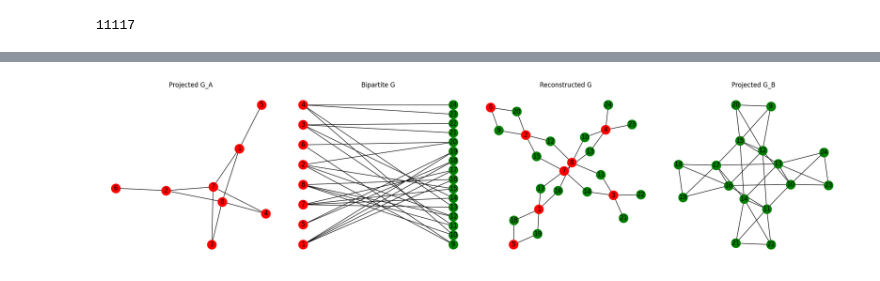
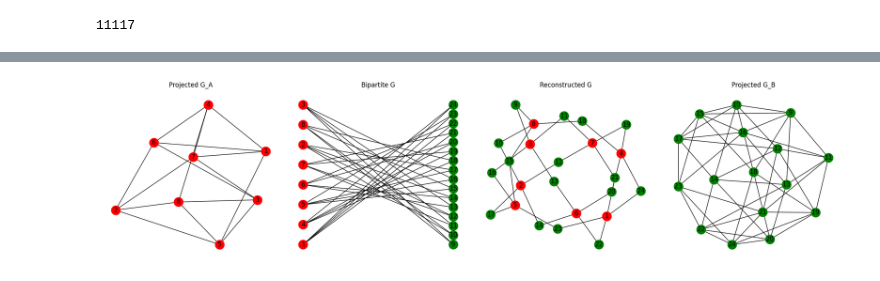
Before and after one commit to PITT-HATLAB/corral_crowding, a Jupyter notebook: src/notebooks/dev.ipynb, the cells around one changed output, grey strips where cells are left out. Cells and saved outputs as stored; diff of their text form; code cells hidden in the pictures.

Commit message:
wip: enforce G_B connected

```diff
--- a/src/notebooks/dev.ipynb
+++ b/src/notebooks/dev.ipynb
@@ -297,0 +302,36 @@ if G_valid:
+# %%
+def topology_metric(G):
+    if not nx.is_connected(G):
+        raise ValueError("Graph must be connected to compute topology metrics.")
+
+    # Average shortest path length
+    avg_distance = nx.average_shortest_path_length(G)
+
+    # Average connectivity: Mean of average degree connectivity values
+    avg_connectivity = sum(nx.average_degree_connectivity(G).values()) / len(G.nodes())
+
+    # Graph diameter: Max shortest path between any two nodes
+    diameter = nx.diameter(G)
+
+    return avg_distance, avg_connectivity, diameter
+
+
+min_dist = float("inf")
+for index in solution_indices:  # planar_indices:
+    G_A_projected = two_colorable[index]  # Take one of the two-colorable graphs
+    G_rebuilt, G_A, G_B = construct_bipartite_graph(
+        G_A_projected, num_B, max_degree_A=max_degree_A, max_degree_B=max_degree_B
+    )
+
+    avg_dist, avg_conn, diam = topology_metric(G_B)
+    # print(
+    #     f"Index {index}: Avg Distance = {avg_dist:.2f}, Avg Connectivity = {avg_conn:.2f}, Diameter = {diam}"
+    # )
+    if avg_dist < min_dist:
+        min_dist = avg_dist
+        best_index = index
+        print(
+            f"Index {index}: Avg Distance = {avg_dist:.2f}, Avg Connectivity = {avg_conn:.2f}, Diameter = {diam}"
+        )
+
+print(f"Best index: {best_index}, Min Distance: {min_dist:.2f}")
@@ -298,11 +358,11 @@ if G_valid:
 # %%
-index = solution_indices[68]  # Choose a two-colorable topology
+index = best_index  # Choose a two-colorable topology
 G_A_projected = two_colorable[index]  # Take one of the two-colorable graphs
 
-G_valid, A_nodes, B_nodes = construct_bipartite_graph(
+G_rebuilt, G_A, G_B = construct_bipartite_graph(
     G_A_projected, num_B, max_degree_A=max_degree_A, max_degree_B=max_degree_B
 )
-if G_valid:
-    plot_graphs(G_valid, A_nodes, B_nodes)
+if G_rebuilt:
+    plot_graphs(G_rebuilt, G_A, G_B)
 # %% [output]
-[figure, old version]
+[figure, new version]
```
Also changed, not shown: parts of 4 cells of this notebook.
